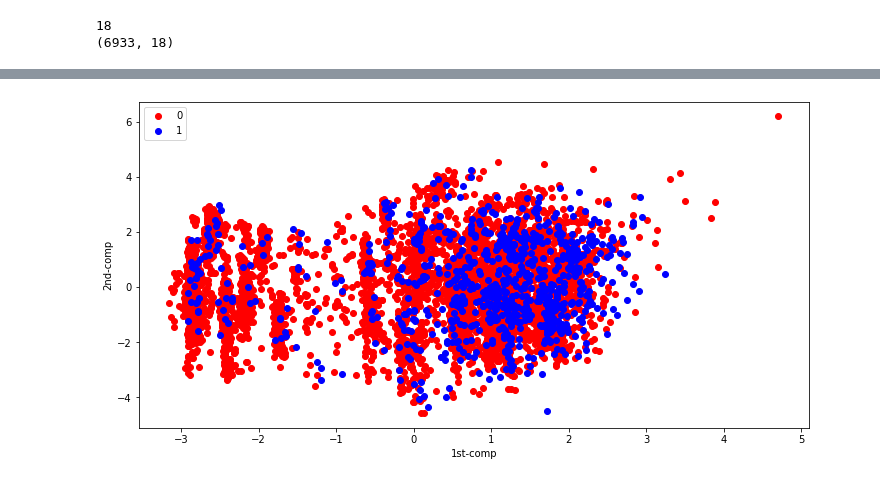
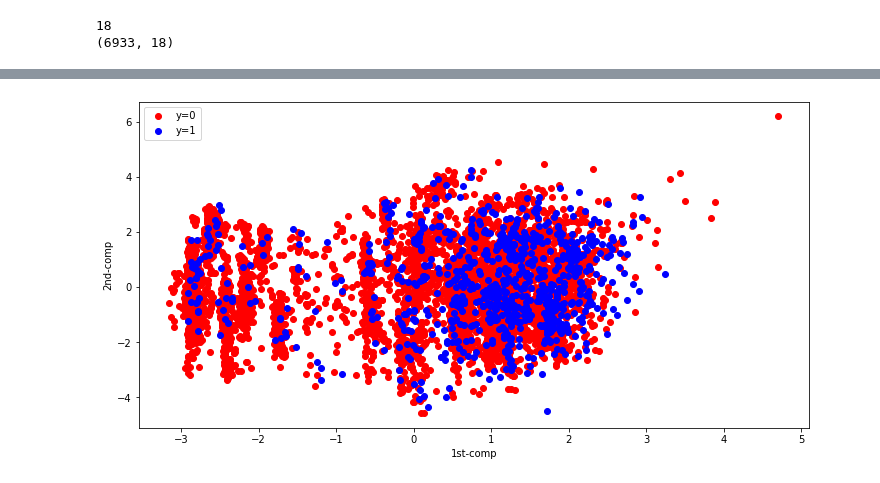
Before and after one commit to seonghyeokcho/Python, a Jupyter notebook: 01_basic_notion/pre-processing_technique.ipynb, the cells around one changed output, grey strips where cells are left out. Drawn from its saved outputs; the diff is of its cells as text; code cells hidden in the pictures.

```diff
--- a/01_basic_notion/pre-processing_technique.ipynb
+++ b/01_basic_notion/pre-processing_technique.ipynb
@@ -1495,20 +1495,21 @@ bank_data_pca.head()
 # %%
 import matplotlib.pyplot as plt
 
 
 plt.figure(figsize=(12, 6))
 
+# y = 0인 데이터의 제 1주성분과 제 2주성분
 bank_data_pca_0 = bank_data_pca[bank_data_pca["y"] == 0]
 bank_data_pca_0 = bank_data_pca_0.drop("y", axis=1)
-plt.scatter(bank_data_pca_0[0], bank_data_pca_0[1], c="red", label=0)
-
+plt.scatter(bank_data_pca_0[0], bank_data_pca_0[1], c="red", label="y=0")
+# y = 1인 데이터의 제 1주성분과 제 2주성분
 bank_data_pca_1 = bank_data_pca[bank_data_pca["y"] == 1]
 bank_data_pca_1 = bank_data_pca_1.drop("y", axis=1)
-plt.scatter(bank_data_pca_1[0], bank_data_pca_1[1], c="blue", label=1)
+plt.scatter(bank_data_pca_1[0], bank_data_pca_1[1], c="blue", label="y=1")
 
 plt.legend()
 plt.xlabel("1st-comp")
 plt.ylabel("2nd-comp")
 plt.show()
 # %% [output]
-[figure, old version]
+[figure, new version]
```
